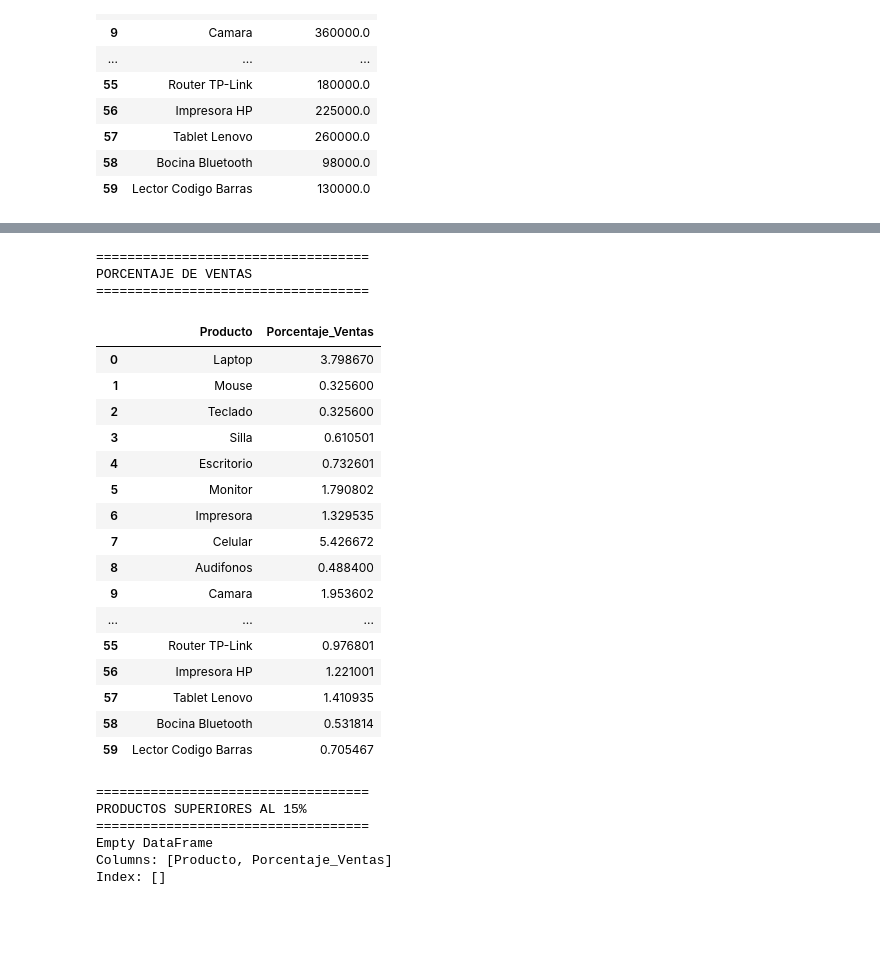
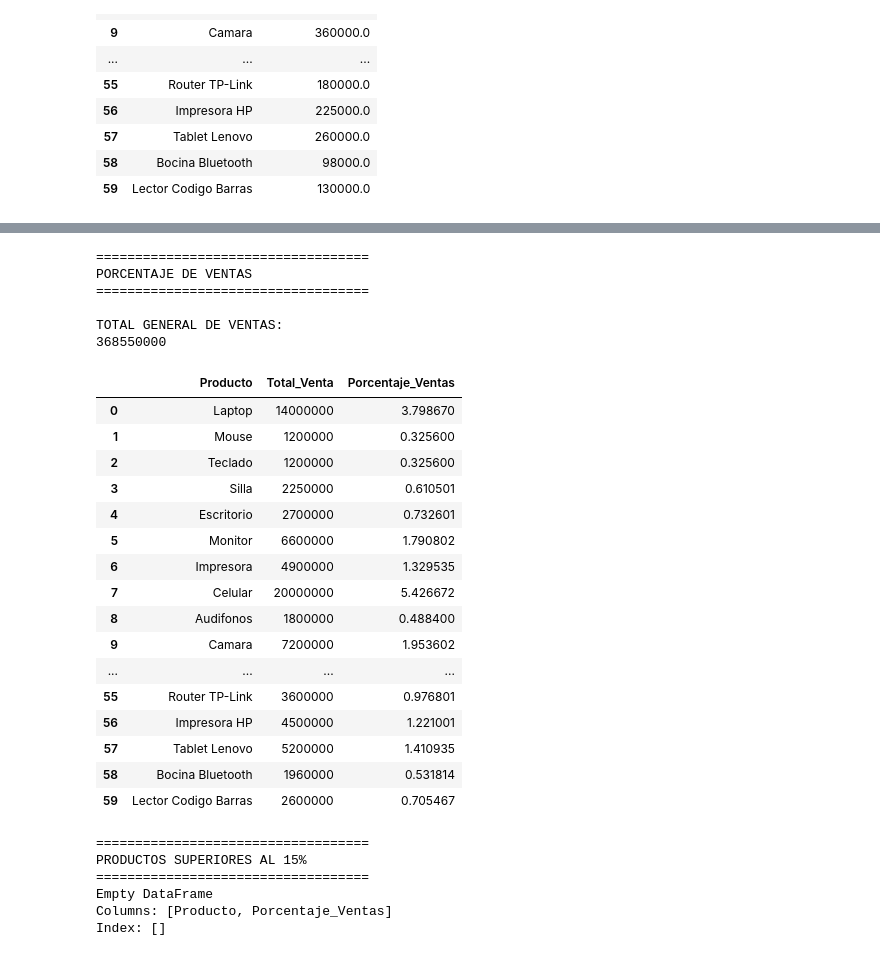
Before and after one commit to anyelakaterine/practica-pandas-python, a Jupyter notebook: Taller-pandas.ipynb, the cells around one changed output, grey strips where cells are left out. Cells and saved outputs as stored; diff of their text form; code cells hidden in the pictures; blank space fills up the shorter version.

```diff
--- a/Taller-pandas.ipynb
+++ b/Taller-pandas.ipynb
@@ -540,49 +562,67 @@ PERDIDA ESTIMADA
 # %%
 # =========================================================
 # PORCENTAJE DE VENTAS
 # =========================================================
 
-# Se calcula el total general de ventas
+# Calculamos el total general
+# de todas las ventas
 total_general = df['Total_Venta'].sum()
 
-# Se calcula el porcentaje que representa
-# cada producto respecto al total
+
+# Calculamos el porcentaje
+# que representa cada producto
+# respecto al total general
 df['Porcentaje_Ventas'] = (
     df['Total_Venta'] / total_general
 ) * 100
 
-# Mostrar resultados
+
+# =========================================================
+# MOSTRAR RESULTADOS
+# =========================================================
+
+# Mostramos línea decorativa
 print("\n===================================")
 
 # Mostramos subtítulo
 print("PORCENTAJE DE VENTAS")
 
-# Línea decorativa
+# Mostramos línea decorativa
 print("===================================")
 
-# Mostramos Producto y Porcentaje_Ventas
-display(df[['Producto', 'Porcentaje_Ventas']])
+# Mostramos el total general
+print("\nTOTAL GENERAL DE VENTAS:")
+print(total_general)
+
+# Mostramos columnas utilizadas
+# para verificar el cálculo
+display(df[['Producto',
+            'Total_Venta',
+            'Porcentaje_Ventas']])
 # %% [output]
 ===================================
 PORCENTAJE DE VENTAS
 ===================================
+
+TOTAL GENERAL DE VENTAS:
+368550000
-|  | Producto | Porcentaje_Ventas |
-| 0 | Laptop | 3.798670 |
-| 1 | Mouse | 0.325600 |
-| 2 | Teclado | 0.325600 |
-| 3 | Silla | 0.610501 |
-| 4 | Escritorio | 0.732601 |
-| 5 | Monitor | 1.790802 |
-| 6 | Impresora | 1.329535 |
-| 7 | Celular | 5.426672 |
-| 8 | Audifonos | 0.488400 |
-| 9 | Camara | 1.953602 |
-| ... | ... | ... |
-| 55 | Router TP-Link | 0.976801 |
-| 56 | Impresora HP | 1.221001 |
-| 57 | Tablet Lenovo | 1.410935 |
-| 58 | Bocina Bluetooth | 0.531814 |
-| 59 | Lector Codigo Barras | 0.705467 |
+|  | Producto | Total_Venta | Porcentaje_Ventas |
+| 0 | Laptop | 14000000 | 3.798670 |
+| 1 | Mouse | 1200000 | 0.325600 |
+| 2 | Teclado | 1200000 | 0.325600 |
+| 3 | Silla | 2250000 | 0.610501 |
+| 4 | Escritorio | 2700000 | 0.732601 |
+| 5 | Monitor | 6600000 | 1.790802 |
+| 6 | Impresora | 4900000 | 1.329535 |
+| 7 | Celular | 20000000 | 5.426672 |
+| 8 | Audifonos | 1800000 | 0.488400 |
+| 9 | Camara | 7200000 | 1.953602 |
+| ... | ... | ... | ... |
+| 55 | Router TP-Link | 3600000 | 0.976801 |
+| 56 | Impresora HP | 4500000 | 1.221001 |
+| 57 | Tablet Lenovo | 5200000 | 1.410935 |
+| 58 | Bocina Bluetooth | 1960000 | 0.531814 |
+| 59 | Lector Codigo Barras | 2600000 | 0.705467 |
 # %%
 # =========================================================
 # PRODUCTOS CON PORCENTAJE MAYOR AL 15%
```
Also changed, not shown: parts of 2 cells of this notebook.
